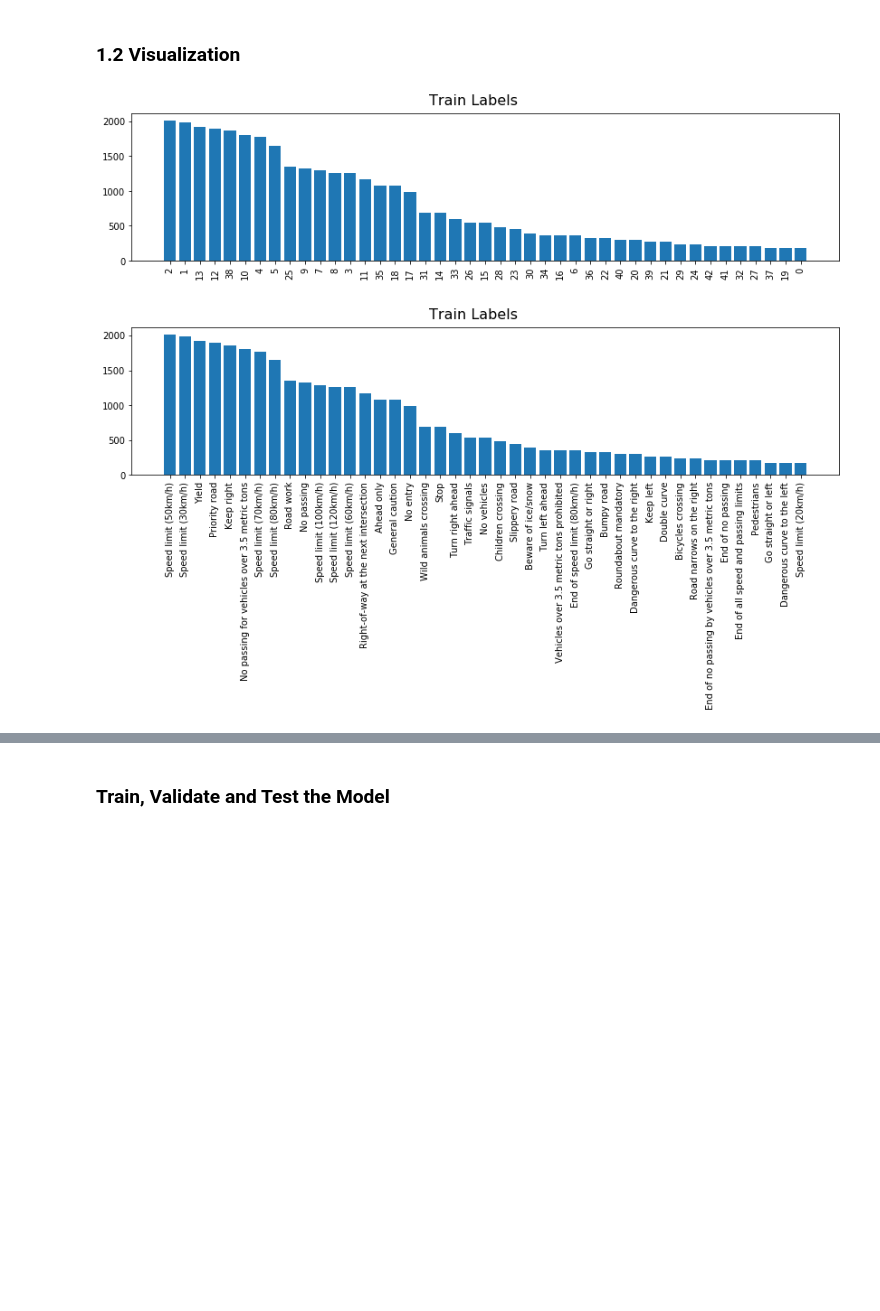
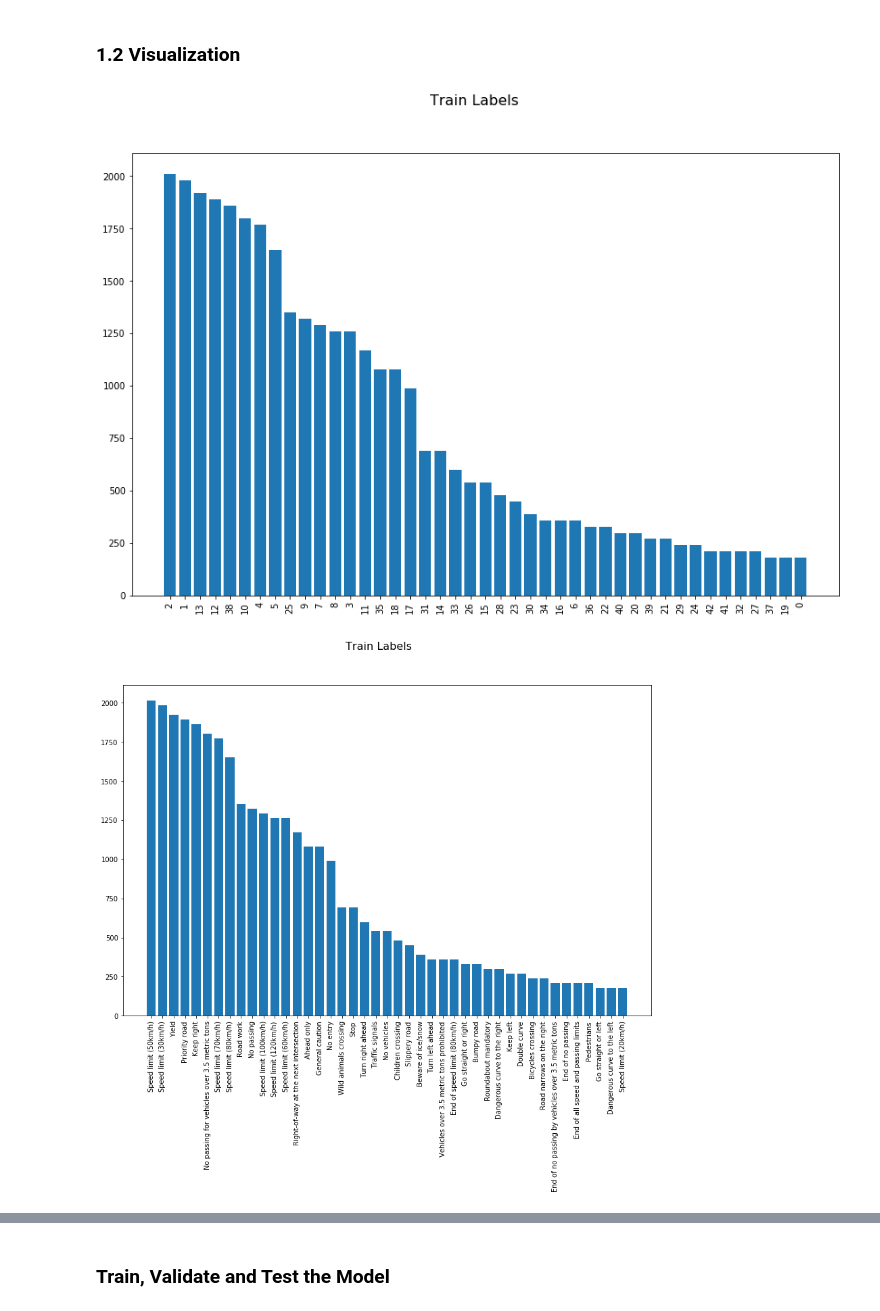
Before and after one commit to jinhuangpublic/sdcnd-udacity, a Jupyter notebook: project03 traffic sign classifier/main.ipynb, the cells around one changed output, grey strips where cells are left out. Drawn from its saved outputs; the diff is of its cells as text; code cells hidden in the pictures; blank space fills up the shorter version.

```diff
--- a/project03 traffic sign classifier/main.ipynb
+++ b/project03 traffic sign classifier/main.ipynb
@@ -67,9 +63,9 @@ import pickle
 
 # TODO: Fill this in based on where you saved the training and testing data
 
-training_file = "./data/train.p"
-validation_file= "./data/valid.p"
-testing_file = "./data/test.p"
+training_file = "./traffic_signs_data/train.p"
+validation_file= "./traffic_signs_data/valid.p"
+testing_file = "traffic_signs_data/test.p"
 
 with open(training_file, mode='rb') as f:
     train = pickle.load(f)
@@ -144,36 +130,36 @@ xy = sorted(xy)[::-1]
 x = [str(a[1]) for a in xy]
 z = [a[2] for a in xy]
 y = [a[0] for a in xy]
 
 # Histogram of labels
-f = plt.figure(figsize=(14,3))
+f = plt.figure(figsize=(14,9))
 f.suptitle("Train Labels", fontsize=16)
 plt.bar(x, y)
 plt.xticks(rotation=90)
 plt.show()
 
 # Histogram In Text Labels
-f = plt.figure(figsize=(14,3))
+f = plt.figure(figsize=(14,9))
 f.suptitle("Train Labels", fontsize=16)
 plt.bar(z, y)
 plt.xticks(rotation=90)
 plt.show()
 
 # Label Comparison
-f = plt.figure(figsize=(14,3))
+f = plt.figure(figsize=(14,9))
 f.suptitle("Train vs. Test", fontsize=16)
 plt.bar(counts[0], counts[1] / sum(counts[1]), width=.5)
 plt.bar(counts_test[0] + 0.3, counts_test[1] / n_test, width=.5)
 plt.xticks(np.arange(0, len(counts[0])+1, 1.0))
 plt.show()
 
 # Label Comparison
-f = plt.figure(figsize=(14,3))
+f = plt.figure(figsize=(14,9))
 f.suptitle("Train vs. Valid", fontsize=16)
 plt.bar(counts[0], counts[1] / sum(counts[1]), width=.5)
 plt.bar(counts_valid[0] + 0.3, counts_valid[1] / n_valid, width=.5)
 plt.xticks(np.arange(0, len(counts[0])+1, 1.0))
 plt.show()
 # %% [output]
-[figure, old version]
+[figure, new version]
-[figure, old version]
+[figure, new version]
```
Also changed, not shown: parts of 34 cells of this notebook, 1 other file.
